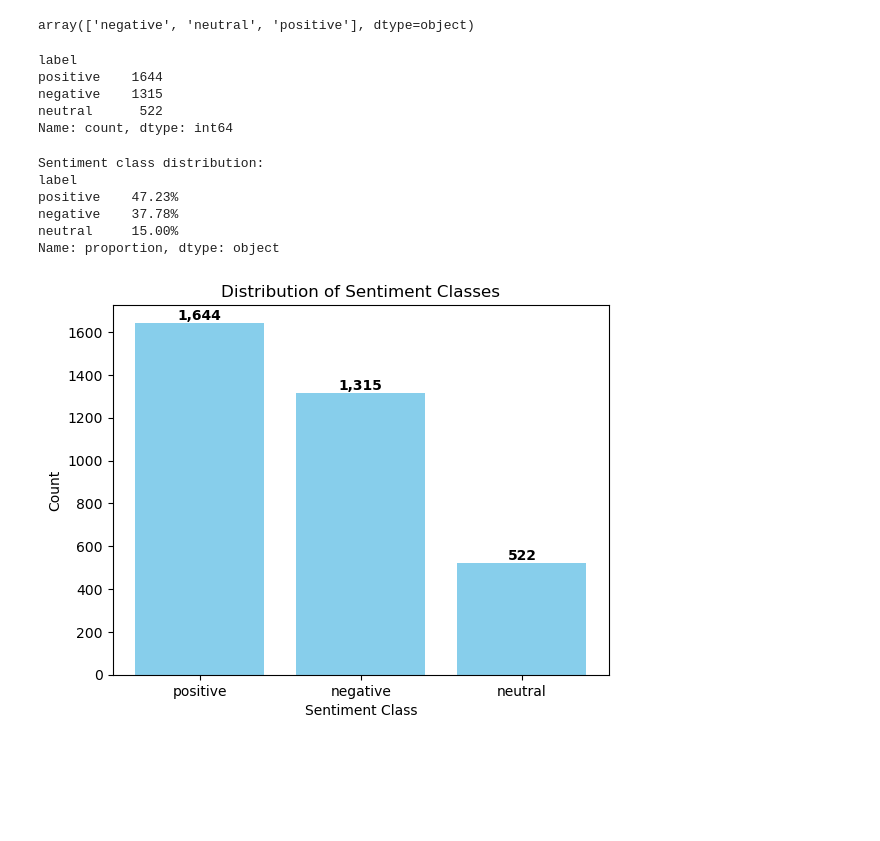
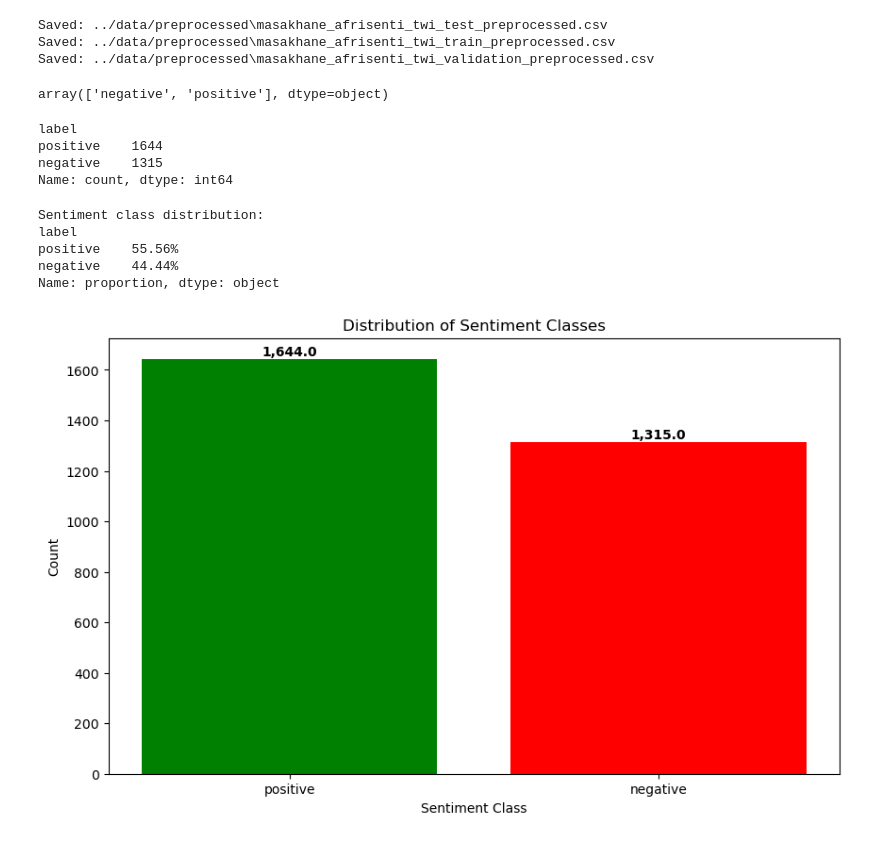
Before and after one commit to kcnewman/afrisentiment, a Jupyter notebook: notebooks/exploration.ipynb, the cells around one changed output. Drawn from its saved outputs; the diff is of its cells as text; code cells hidden in the pictures; blank space fills up the shorter version.

```diff
--- a/notebooks/exploration.ipynb
+++ b/notebooks/exploration.ipynb
@@ -5,11 +9,21 @@ import os
 
 os.makedirs("../results/plots", exist_ok=True)
+# %%
+preprocessor = DatasetPreprocessor(
+    input_dir="../data/raw",
+    output_dir="../data/preprocessed"
+)
+preprocessor.preprocess_all()
+# %% [output]
+Saved: ../data/preprocessed\masakhane_afrisenti_twi_test_preprocessed.csv
+Saved: ../data/preprocessed\masakhane_afrisenti_twi_train_preprocessed.csv
+Saved: ../data/preprocessed\masakhane_afrisenti_twi_validation_preprocessed.csv
 # %%
-train = pd.read_csv("../data/raw/masakhane_afrisenti_twi_train.csv")
+train = pd.read_csv("../data/preprocessed/masakhane_afrisenti_twi_train_preprocessed.csv")
 # %%
 train["label"].unique()
 # %% [output]
-array(['negative', 'neutral', 'positive'], dtype=object)
+array(['negative', 'positive'], dtype=object)
 # %%
 class_counts = train["label"].value_counts()
 print(class_counts)
@@ -17,7 +31,6 @@ print(class_counts)
 label
 positive    1644
 negative    1315
-neutral      522
 Name: count, dtype: int64
 # %%
 class_percentage = train["label"].value_counts(normalize=True) * 100
@@ -25,34 +38,38 @@ print(f"\nSentiment class distribution: \n{class_percentage.map('{:.2f}%'.format
 # %% [output]
 Sentiment class distribution:
 label
-positive    47.23%
-negative    37.78%
-neutral     15.00%
+positive    55.56%
+negative    44.44%
 Name: proportion, dtype: object
 # %%
-plt.Figure(figsize=(10, 6))
-bars = plt.bar(class_counts.index, class_counts.values, color="skyblue")
+color = {"positive": "green", "negative": "red", "neutral": "skyblue"}
+plt.figure(figsize=(10, 6))
+bars = plt.bar(
+    class_counts.index,
+    class_counts.values.astype(float),
+    color=[color[label] for label in class_counts.index],
+)
 plt.title("Distribution of Sentiment Classes")
 plt.xlabel("Sentiment Class")
 plt.ylabel("Count")
 
 for bar in bars:
     height = bar.get_height()
     plt.text(
         bar.get_x() + bar.get_width() / 2.0,
         height,
         f"{height:,}",
         ha="center",
         va="bottom",
         fontsize=10,
         fontweight="bold",
     )
 
 plt.savefig("../results/plots/sentiment_class_bar.png")
 
 plt.show()
 # %% [output]
-[figure, old version]
+[figure, new version]
 # %%
 color = {"positive": "green", "negative": "red", "neutral": "skyblue"}
 
```
Also changed, not shown: parts of 2 cells of this notebook, 10 other files.
